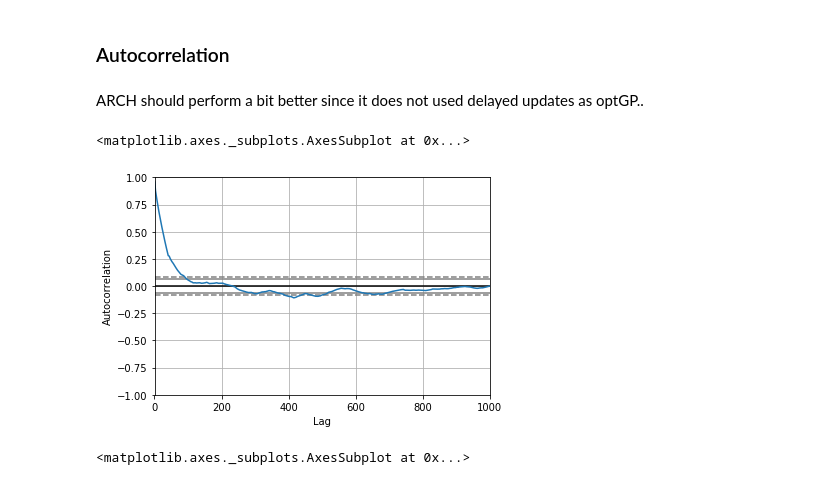
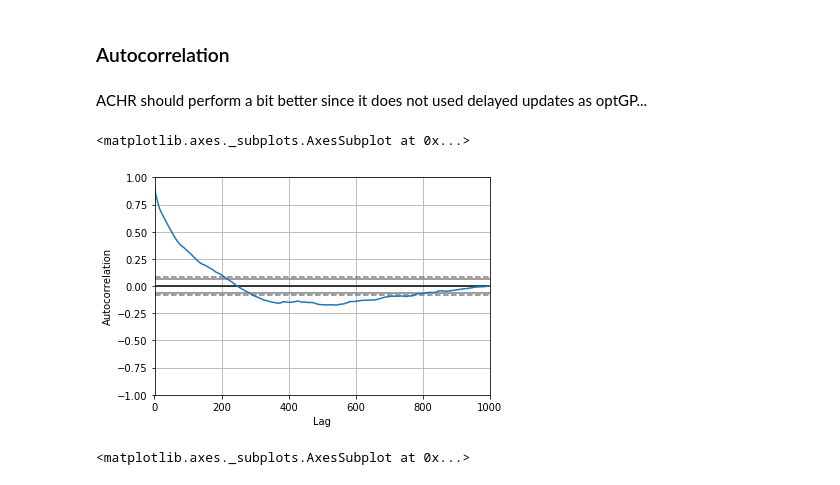
Before and after one commit to cdiener/cobra-docker, a Jupyter notebook: sampling_benchmark.ipynb, the cells around one changed output. Cells and saved outputs as stored; diff of their text form; code cells hidden in the pictures.

```diff
--- a/sampling_benchmark.ipynb
+++ b/sampling_benchmark.ipynb
@@ -14,12 +14,12 @@ mod = create_test_model("textbook")      # 95 reactions
 # %% [markdown]
 All the samplers implement thinning (only using every n samples) to avoid autocorrelation, we will start with versions without thinning to illustrate the basic performance.
 # %%
-arch = ARCHSampler(mod, thinning=1)
+achr = ACHRSampler(mod, thinning=1)
 # %%
 optgp = OptGPSampler(mod, processes=1, thinning=1)
 # %%
-arch_samples = arch.sample(1000)
-arch_samples = pd.DataFrame(arch_samples, columns=[r.id for r in mod.reactions])
+achr_samples = achr.sample(1000)
+achr_samples = pd.DataFrame(achr_samples, columns=[r.id for r in mod.reactions])
 # %%
 optgp_samples = optgp.sample(1000)
 optgp_samples = pd.DataFrame(optgp_samples, columns=[r.id for r in mod.reactions])
@@ -36,16 +36,16 @@ Counter({'v': 1000})
 # %% [markdown]
 ### Autocorrelation
 # %% [markdown]
-ARCH should perform a bit better since it does not used delayed updates as optGP..
+ACHR should perform a bit better since it does not used delayed updates as optGP...
 # %%
 from pandas.tools.plotting import autocorrelation_plot as acp
 import matplotlib.pyplot as plt
 
 def normalize(df): return (df - df.mean()) / df.std()
-acp(normalize(arch_samples))
+acp(normalize(achr_samples))
 # %% [output]
 <matplotlib.axes._subplots.AxesSubplot at 0x...>
-[figure, old version]
+[figure, new version]
 # %%
 acp(normalize(optgp_samples))
 # %% [output]
```
Also changed, not shown: parts of 10 cells of this notebook.
